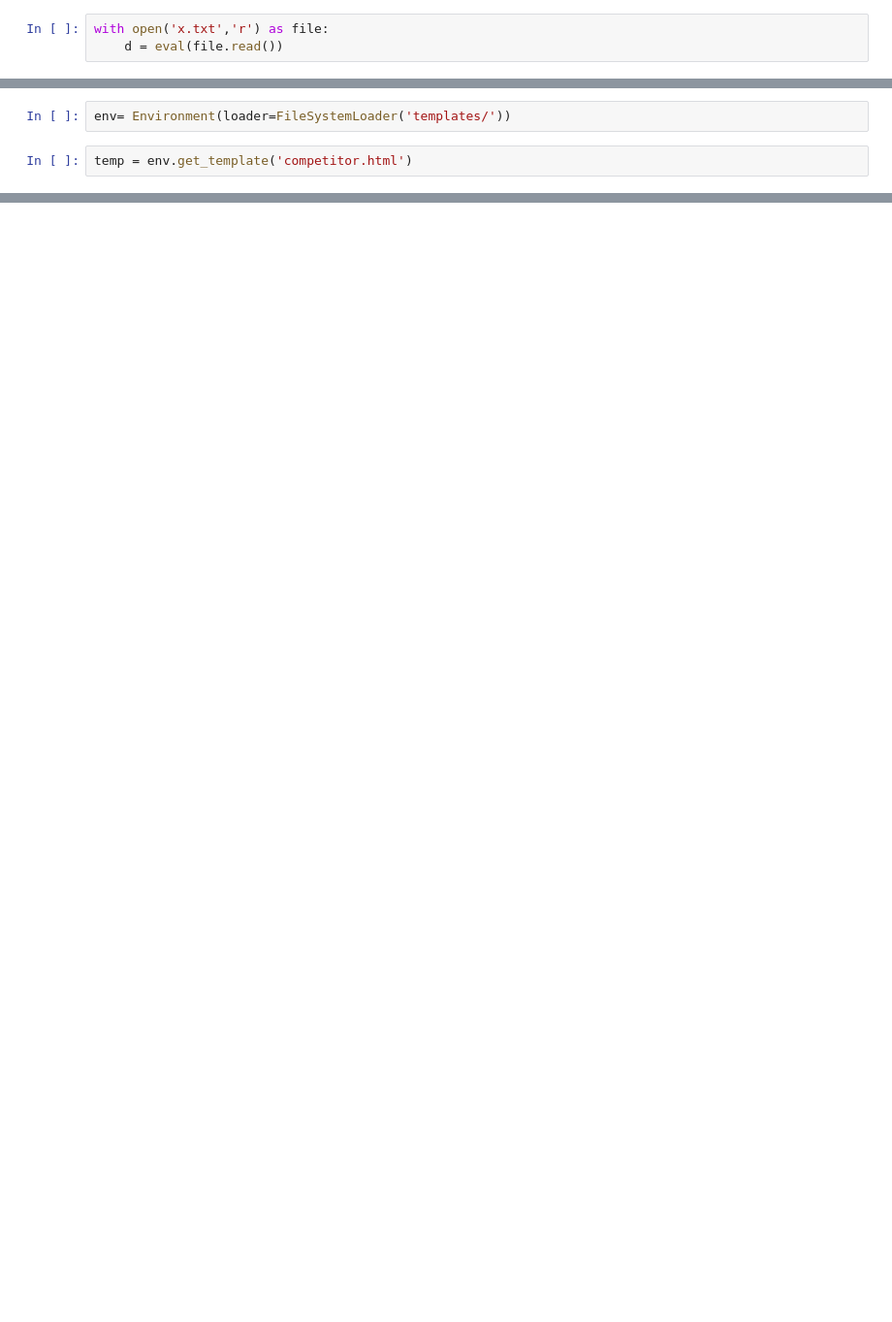
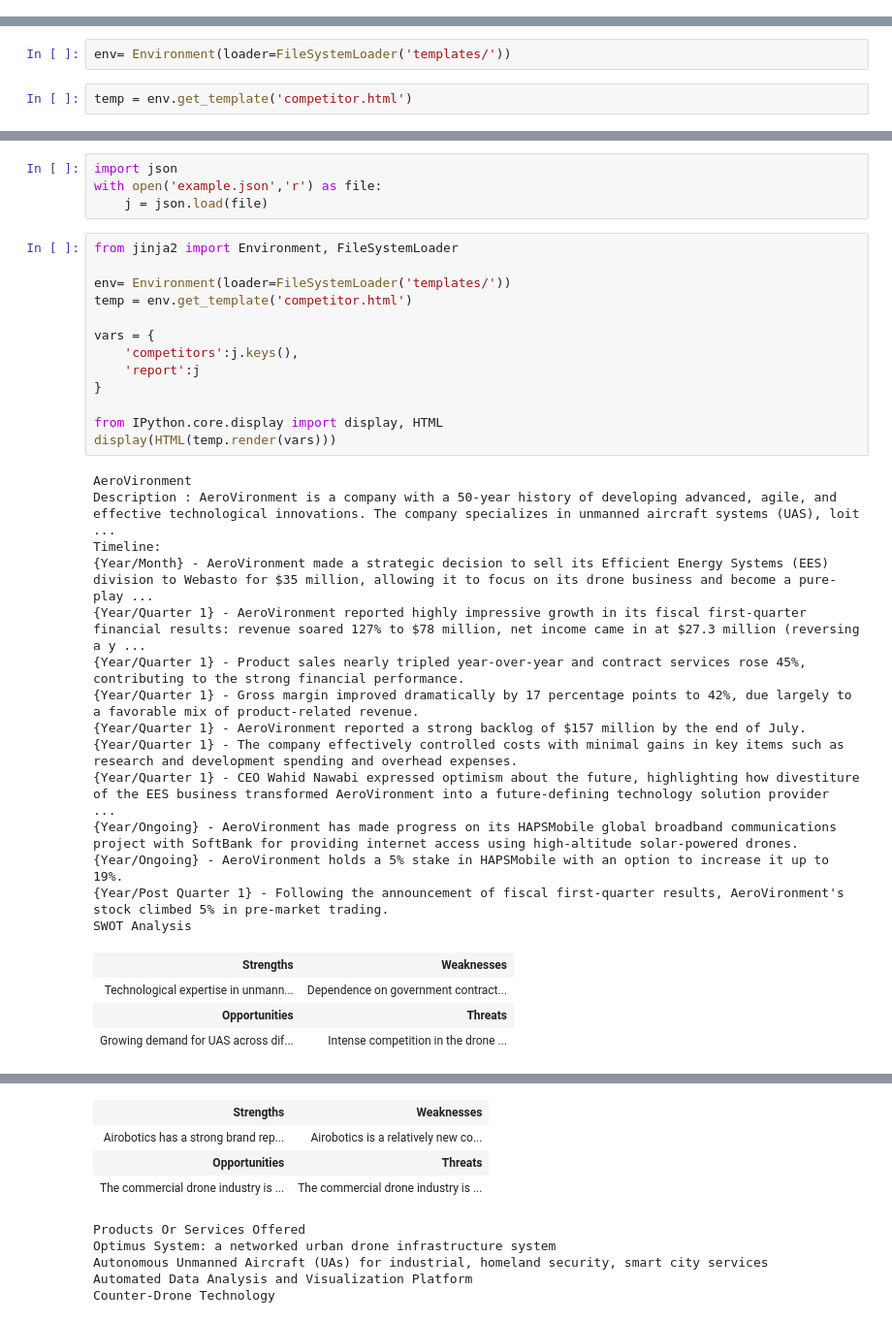
Before and after one commit to abangwal/Demo-Iteration-0, a Jupyter notebook: devlopment_notebooks/Untitled.ipynb, the cells around one changed output, grey strips where cells are left out. Shown at 97% size. Cells and saved outputs as stored; diff of their text form; blank space fills up the shorter version.

```diff
--- a/devlopment_notebooks/Untitled.ipynb
+++ b/devlopment_notebooks/Untitled.ipynb
@@ -181,3 +245,0 @@ JSON converted to HTML report
-# %%
-with open('x.txt','r') as file:
-    d = eval(file.read())
@@ -259,0 +320,36 @@ Adizero Electric.2 (american football), available in 4 colors
+# %%
+import json
+with open('example.json','r') as file:
+    j = json.load(file)
+# %%
+from jinja2 import Environment, FileSystemLoader
+
+env= Environment(loader=FileSystemLoader('templates/'))
+temp = env.get_template('competitor.html')
+
+vars = {
+    'competitors':j.keys(),
+    'report':j
+}
+
+from IPython.core.display import display, HTML
+display(HTML(temp.render(vars)))
+# %% [output]
+AeroVironment
+Description : AeroVironment is a company with a 50-year history of developing advanced, agile, and effective technological innovations. The company specializes in unmanned aircraft systems (UAS), loit ...
+Timeline:
+{Year/Month} - AeroVironment made a strategic decision to sell its Efficient Energy Systems (EES) division to Webasto for $35 million, allowing it to focus on its drone business and become a pure-play ...
+{Year/Quarter 1} - AeroVironment reported highly impressive growth in its fiscal first-quarter financial results: revenue soared 127% to $78 million, net income came in at $27.3 million (reversing a y ...
+{Year/Quarter 1} - Product sales nearly tripled year-over-year and contract services rose 45%, contributing to the strong financial performance.
+{Year/Quarter 1} - Gross margin improved dramatically by 17 percentage points to 42%, due largely to a favorable mix of product-related revenue.
+{Year/Quarter 1} - AeroVironment reported a strong backlog of $157 million by the end of July.
+{Year/Quarter 1} - The company effectively controlled costs with minimal gains in key items such as research and development spending and overhead expenses.
+{Year/Quarter 1} - CEO Wahid Nawabi expressed optimism about the future, highlighting how divestiture of the EES business transformed AeroVironment into a future-defining technology solution provider  ...
+{Year/Ongoing} - AeroVironment has made progress on its HAPSMobile global broadband communications project with SoftBank for providing internet access using high-altitude solar-powered drones.
+{Year/Ongoing} - AeroVironment holds a 5% stake in HAPSMobile with an option to increase it up to 19%.
+{Year/Post Quarter 1} - Following the announcement of fiscal first-quarter results, AeroVironment's stock climbed 5% in pre-market trading.
+SWOT Analysis
+| Strengths | Weaknesses |
+| Technological expertise in unmann... | Dependence on government contract... |
+| Opportunities | Threats |
+| Growing demand for UAS across dif... | Intense competition in the drone ... |
@@ -259,0 +373,9 @@ Adizero Electric.2 (american football), available in 4 colors
+| Strengths | Weaknesses |
+| Airobotics has a strong brand rep... | Airobotics is a relatively new co... |
+| Opportunities | Threats |
+| The commercial drone industry is ... | The commercial drone industry is ... |
+Products Or Services Offered
+Optimus System: a networked urban drone infrastructure system
+Autonomous Unmanned Aircraft (UAs) for industrial, homeland security, smart city services
+Automated Data Analysis and Visualization Platform
+Counter-Drone Technology
```
Also changed, not shown: parts of 11 cells of this notebook, 10 other files.
